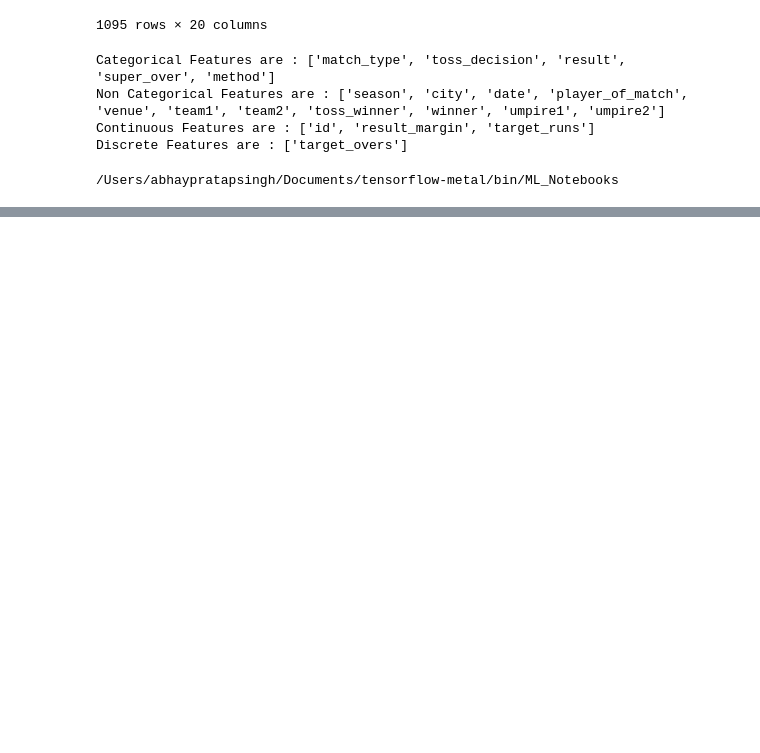
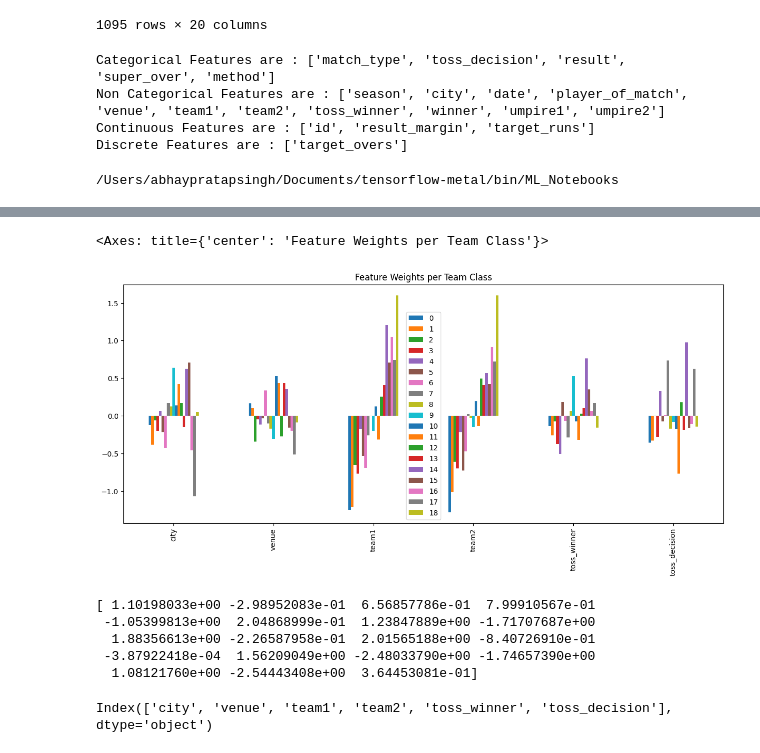
Before and after one commit to abhayp111/abhayp111, a Jupyter notebook: IPL_Predictions.ipynb, the cells around one changed output, grey strips where cells are left out. Drawn from its saved outputs; the diff is of its cells as text; code cells hidden in the pictures; blank space fills up the shorter version.

```diff
--- a/IPL_Predictions.ipynb
+++ b/IPL_Predictions.ipynb
@@ -206,0 +479,18 @@ Discrete Features are : ['target_overs']
+# %%
+coeffs = pd.DataFrame(logreg.coef_, columns=X.columns)
+coeffs.T.plot(kind='bar', figsize=(15,6), title="Feature Weights per Team Class")
+# %% [output]
+<Axes: title={'center': 'Feature Weights per Team Class'}>
+[figure, added]
+# %%
+print(logreg.intercept_)
+# %% [output]
+[ 1.10198033e+00 -2.98952083e-01  6.56857786e-01  7.99910567e-01
+ -1.05399813e+00  2.04868999e-01  1.23847889e+00 -1.71707687e+00
+  1.88356613e+00 -2.26587958e-01  2.01565188e+00 -8.40726910e-01
+ -3.87922418e-04  1.56209049e+00 -2.48033790e+00 -1.74657390e+00
+  1.08121760e+00 -2.54443408e+00  3.64453081e-01]
+# %%
+print(X.columns)
+# %% [output]
+Index(['city', 'venue', 'team1', 'team2', 'toss_winner', 'toss_decision'], dtype='object')
```
Also changed, not shown: parts of 35 cells of this notebook.
